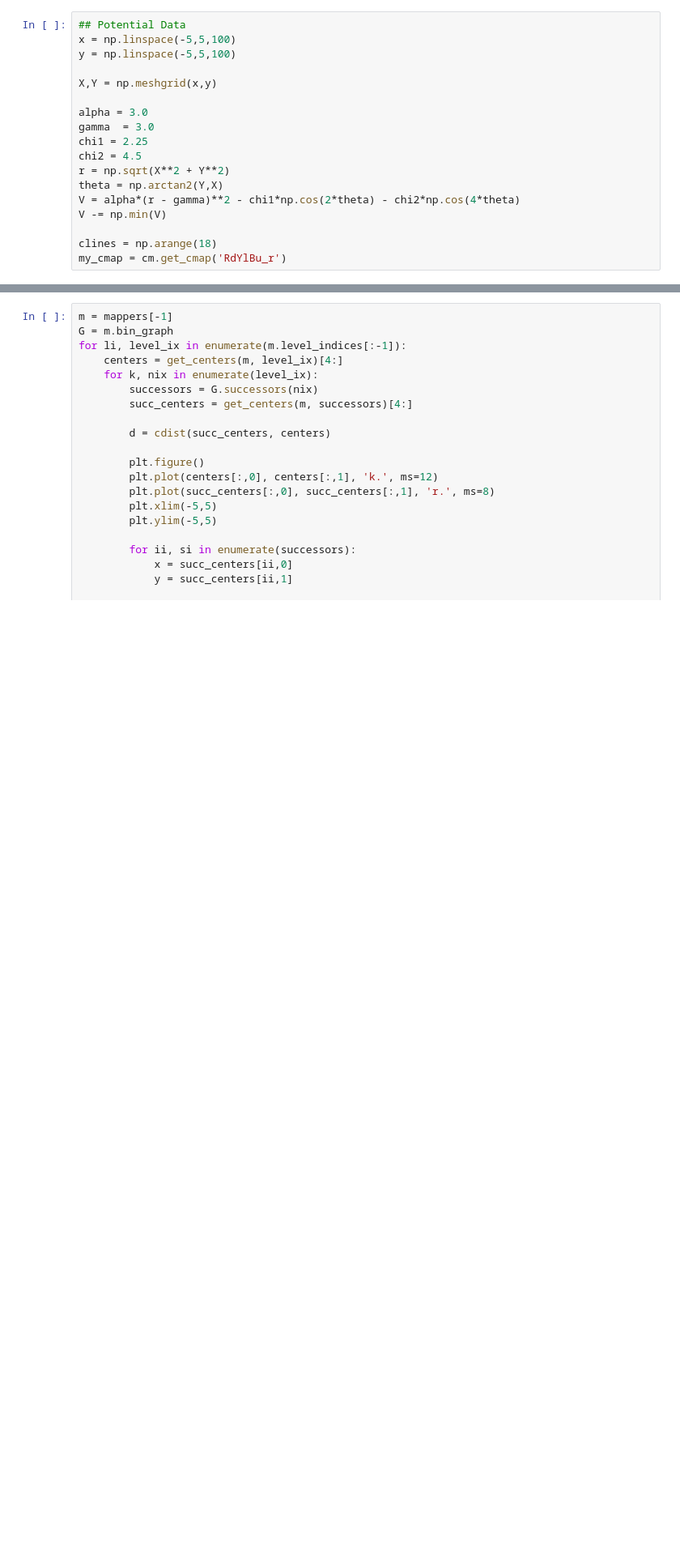
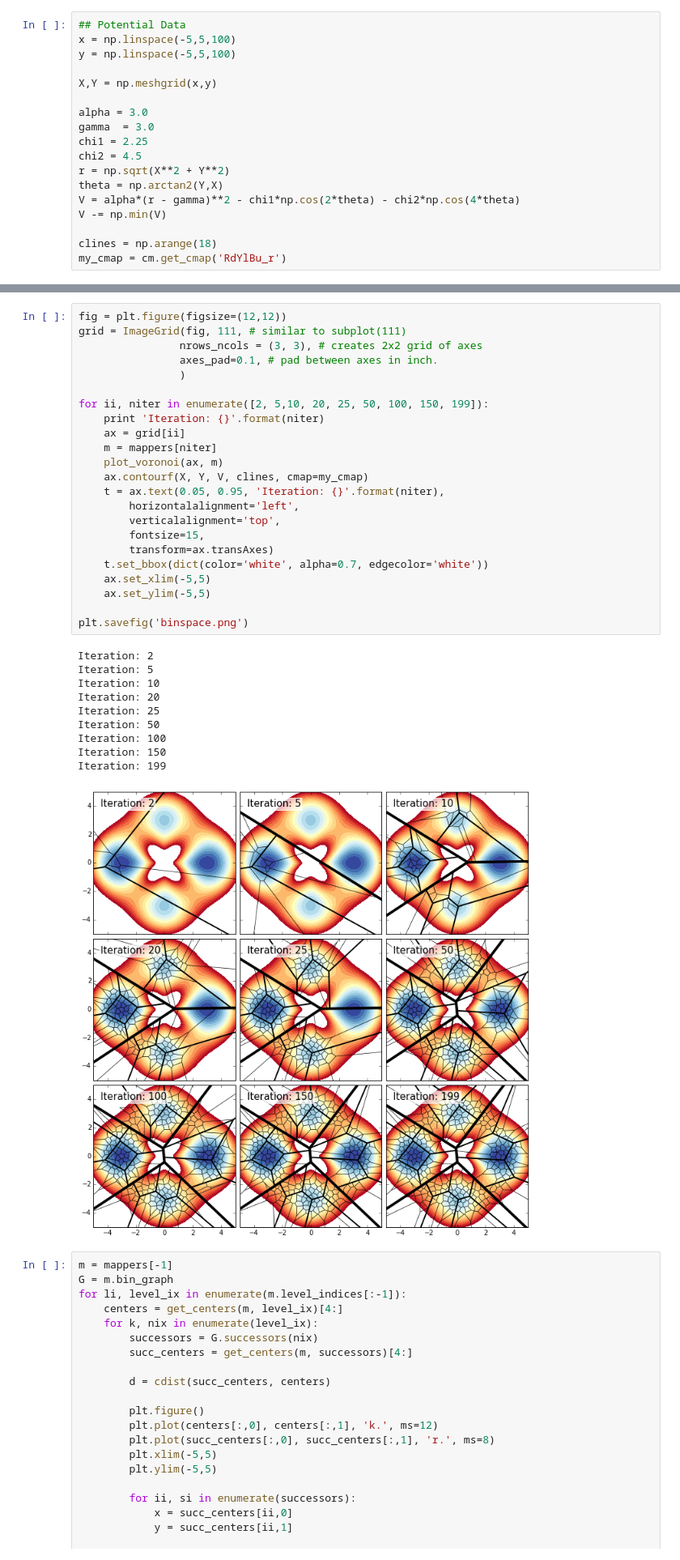
Before and after one commit to synapticarbors/wexplore-westpa, a Jupyter notebook: examples/DicksonRingPotential/analysis.ipynb, the cells around one changed output, grey strips where cells are left out. Shown at 81% size. Saved outputs shown, nothing was run; the diff lists cells and outputs as text; blank space fills up the shorter version.

```diff
--- a/examples/DicksonRingPotential/analysis.ipynb
+++ b/examples/DicksonRingPotential/analysis.ipynb
@@ -217,3 +245,37 @@ ax.set_ylim(-5,5)
+# %%
+fig = plt.figure(figsize=(12,12))
+grid = ImageGrid(fig, 111, # similar to subplot(111)
+                nrows_ncols = (3, 3), # creates 2x2 grid of axes
+                axes_pad=0.1, # pad between axes in inch.
+                )
+
+for ii, niter in enumerate([2, 5,10, 20, 25, 50, 100, 150, 199]):
+    print 'Iteration: {}'.format(niter)
+    ax = grid[ii]
+    m = mappers[niter]
+    plot_voronoi(ax, m)
+    ax.contourf(X, Y, V, clines, cmap=my_cmap)
+    t = ax.text(0.05, 0.95, 'Iteration: {}'.format(niter),
+        horizontalalignment='left',
+        verticalalignment='top',
+        fontsize=15,
+        transform=ax.transAxes)
+    t.set_bbox(dict(color='white', alpha=0.7, edgecolor='white'))
+    ax.set_xlim(-5,5)
+    ax.set_ylim(-5,5)
+
+plt.savefig('binspace.png')
+# %% [output]
+Iteration: 2
+Iteration: 5
+Iteration: 10
+Iteration: 20
+Iteration: 25
+Iteration: 50
+Iteration: 100
+Iteration: 150
+Iteration: 199
+[figure, added]
 # %%
 m = mappers[-1]
 G = m.bin_graph
```
Also changed, not shown: parts of 5 cells of this notebook, 2 other files.
